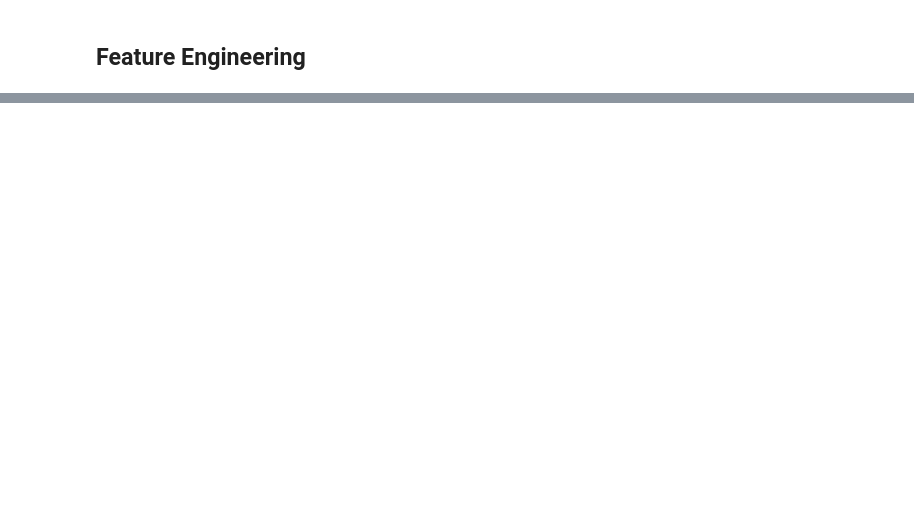
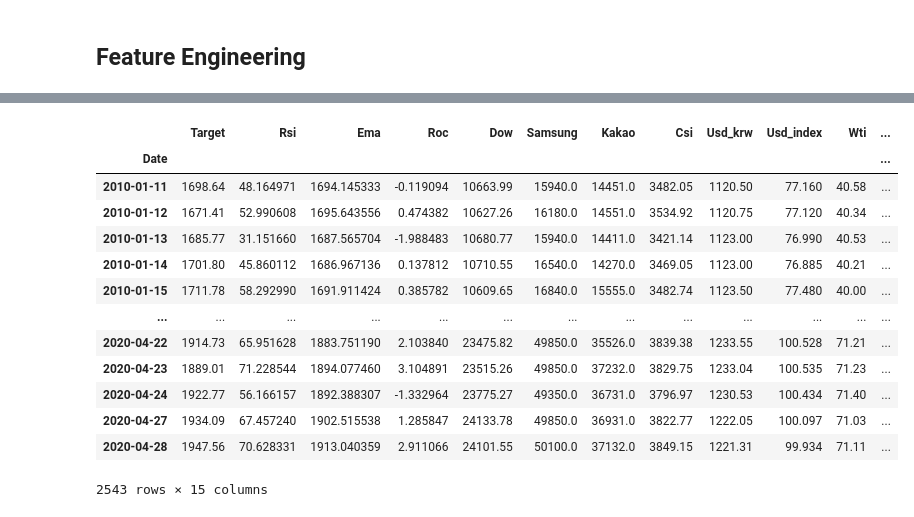
Before and after one commit to DongGuk-Seo/Yeardream, a Jupyter notebook: Project_Modeling/Project_Kospi_Price_Prediction.ipynb, the cells around one changed output, grey strips where cells are left out. Drawn from its saved outputs; the diff is of its cells as text; code cells hidden in the pictures; blank space fills up the shorter version.

```diff
--- a/Project_Modeling/Project_Kospi_Price_Prediction.ipynb
+++ b/Project_Modeling/Project_Kospi_Price_Prediction.ipynb
@@ -522,3 +554,20 @@ memory usage: 14.7 KB
+# %%
+kospi_train_merged
+# %% [output]
+|  | Target | Rsi | Ema | Roc | Dow | Samsung | Kakao | Csi | Usd_krw | Usd_index | Wti | ... |
+| Date |  |  |  |  |  |  |  |  |  |  |  | ... |
+| 2010-01-11 | 1698.64 | 48.164971 | 1694.145333 | -0.119094 | 10663.99 | 15940.0 | 14451.0 | 3482.05 | 1120.50 | 77.160 | 40.58 | ... |
+| 2010-01-12 | 1671.41 | 52.990608 | 1695.643556 | 0.474382 | 10627.26 | 16180.0 | 14551.0 | 3534.92 | 1120.75 | 77.120 | 40.34 | ... |
+| 2010-01-13 | 1685.77 | 31.151660 | 1687.565704 | -1.988483 | 10680.77 | 15940.0 | 14411.0 | 3421.14 | 1123.00 | 76.990 | 40.53 | ... |
+| 2010-01-14 | 1701.80 | 45.860112 | 1686.967136 | 0.137812 | 10710.55 | 16540.0 | 14270.0 | 3469.05 | 1123.00 | 76.885 | 40.21 | ... |
+| 2010-01-15 | 1711.78 | 58.292990 | 1691.911424 | 0.385782 | 10609.65 | 16840.0 | 15555.0 | 3482.74 | 1123.50 | 77.480 | 40.00 | ... |
+| ... | ... | ... | ... | ... | ... | ... | ... | ... | ... | ... | ... | ... |
+| 2020-04-22 | 1914.73 | 65.951628 | 1883.751190 | 2.103840 | 23475.82 | 49850.0 | 35526.0 | 3839.38 | 1233.55 | 100.528 | 71.21 | ... |
+| 2020-04-23 | 1889.01 | 71.228544 | 1894.077460 | 3.104891 | 23515.26 | 49850.0 | 37232.0 | 3829.75 | 1233.04 | 100.535 | 71.23 | ... |
+| 2020-04-24 | 1922.77 | 56.166157 | 1892.388307 | -1.332964 | 23775.27 | 49350.0 | 36731.0 | 3796.97 | 1230.53 | 100.434 | 71.40 | ... |
+| 2020-04-27 | 1934.09 | 67.457240 | 1902.515538 | 1.285847 | 24133.78 | 49850.0 | 36931.0 | 3822.77 | 1222.05 | 100.097 | 71.03 | ... |
+| 2020-04-28 | 1947.56 | 70.628331 | 1913.040359 | 2.911066 | 24101.55 | 50100.0 | 37132.0 | 3849.15 | 1221.31 | 99.934 | 71.11 | ... |
+2543 rows × 15 columns
 # %%
 trainX = kospi_train_merged.drop(columns=['Target'])
 trainy = kospi_train_merged['Target']
```
Also changed, not shown: parts of 27 cells of this notebook.
